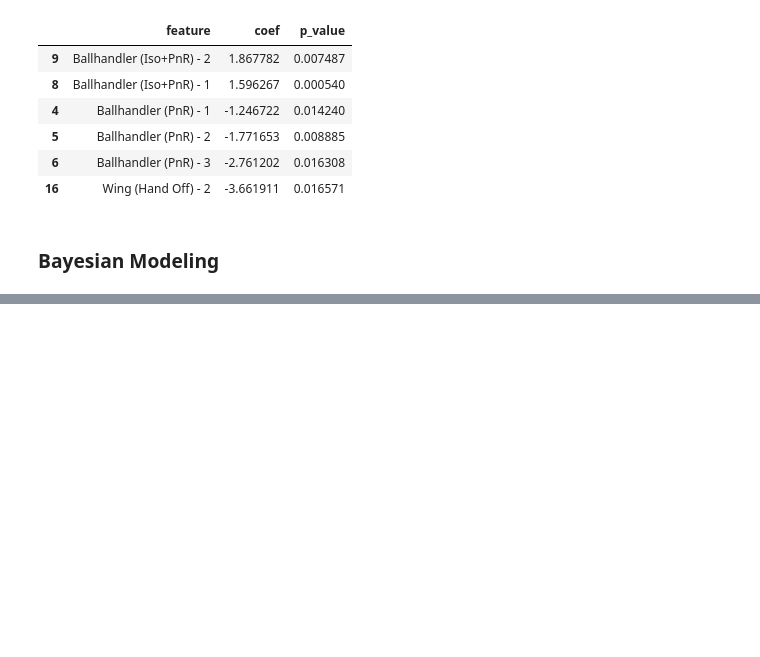
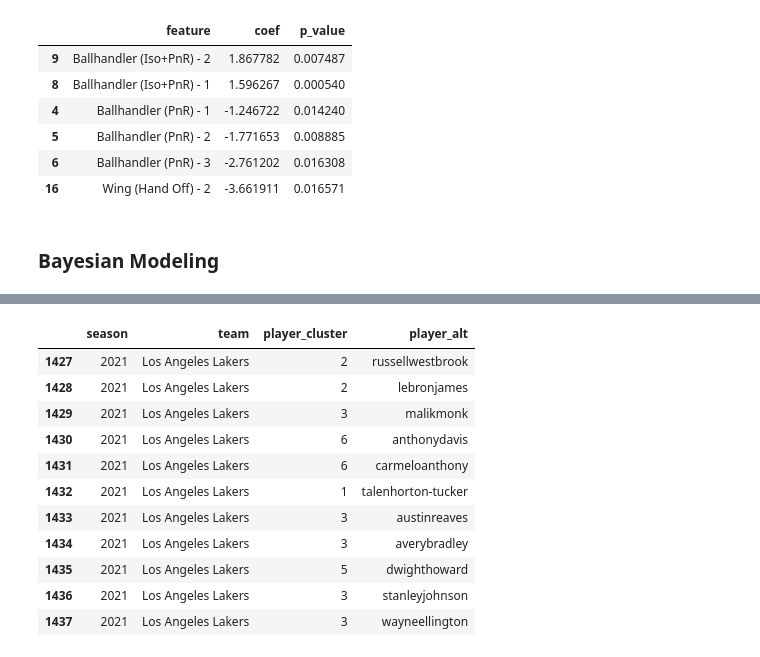
Before and after one commit to xulianrenzoku/synergy_clustering, a Jupyter notebook: nba_clustering_lineup_models.ipynb, the cells around one changed output, grey strips where cells are left out. Saved outputs shown, nothing was run; the diff lists cells and outputs as text; code cells hidden in the pictures; blank space fills up the shorter version.

```diff
--- a/nba_clustering_lineup_models.ipynb
+++ b/nba_clustering_lineup_models.ipynb
@@ -978,0 +1093,15 @@ plt.xlim(-10, 10)
+# %%
+team_cluster_lookup(2021, 'Los Angeles Lakers')
+# %% [output]
+|  | season | team | player_cluster | player_alt |
+| 1427 | 2021 | Los Angeles Lakers | 2 | russellwestbrook |
+| 1428 | 2021 | Los Angeles Lakers | 2 | lebronjames |
+| 1429 | 2021 | Los Angeles Lakers | 3 | malikmonk |
+| 1430 | 2021 | Los Angeles Lakers | 6 | anthonydavis |
+| 1431 | 2021 | Los Angeles Lakers | 6 | carmeloanthony |
+| 1432 | 2021 | Los Angeles Lakers | 1 | talenhorton-tucker |
+| 1433 | 2021 | Los Angeles Lakers | 3 | austinreaves |
+| 1434 | 2021 | Los Angeles Lakers | 3 | averybradley |
+| 1435 | 2021 | Los Angeles Lakers | 5 | dwighthoward |
+| 1436 | 2021 | Los Angeles Lakers | 3 | stanleyjohnson |
+| 1437 | 2021 | Los Angeles Lakers | 3 | wayneellington |
```
Also changed, not shown: parts of 69 cells of this notebook.
